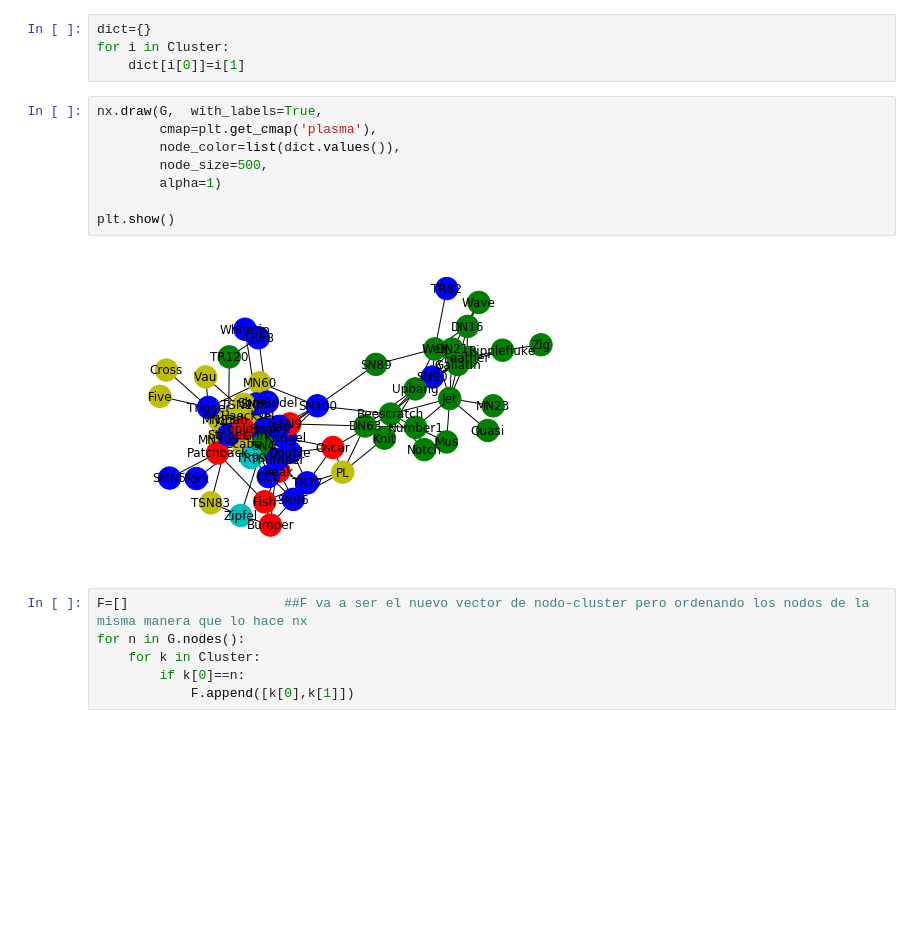
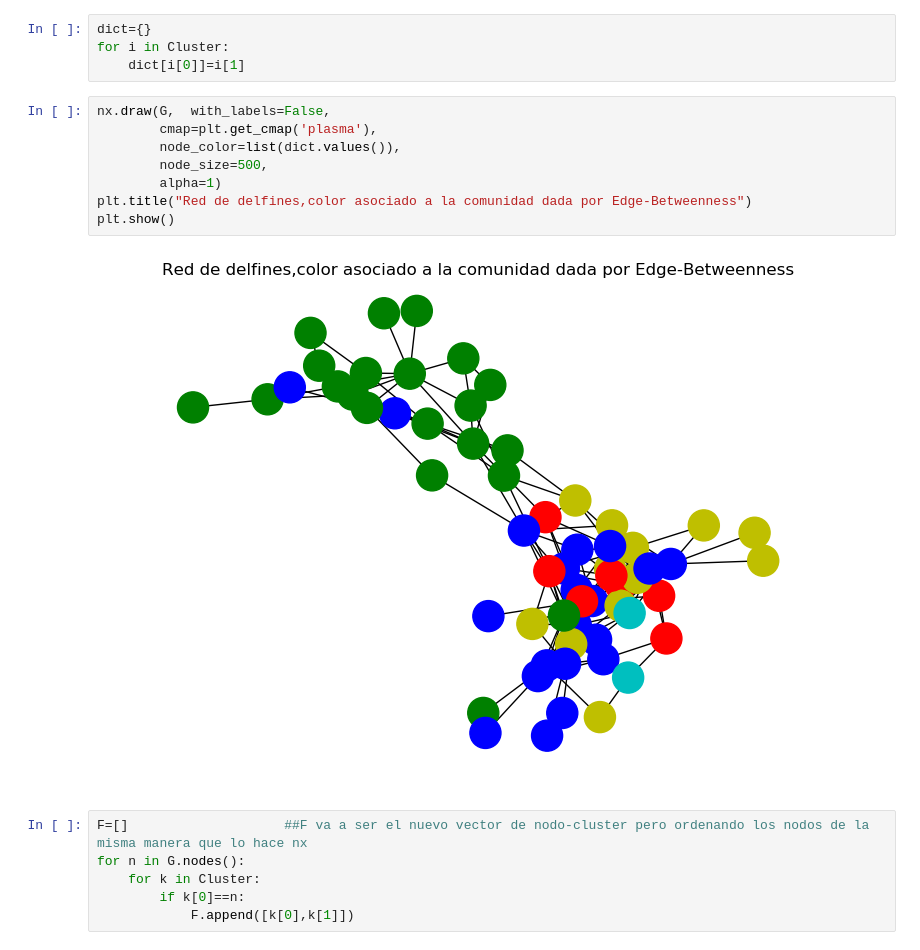
Before and after one commit to vms10/TPC3, a Jupyter notebook: tp3.ipynb, the cells around one changed output. Cells and saved outputs as stored; diff of their text form; blank space fills up the shorter version.

```diff
--- a/tp3.ipynb
+++ b/tp3.ipynb
@@ -271,15 +271,15 @@ dict={}
 for i in Cluster:
     dict[i[0]]=i[1]
 # %%
-nx.draw(G,  with_labels=True,
+nx.draw(G,  with_labels=False,
         cmap=plt.get_cmap('plasma'),
         node_color=list(dict.values()),
         node_size=500,
         alpha=1)
-
+plt.title("Red de delfines,color asociado a la comunidad dada por Edge-Betweenness")
 plt.show()
 # %% [output]
-[figure, old version]
+[figure, new version]
 # %%
 F=[]                    ##F va a ser el nuevo vector de nodo-cluster pero ordenando los nodos de la misma manera que lo hace nx
 for n in G.nodes():
```
Also changed, not shown: parts of 15 cells of this notebook.
